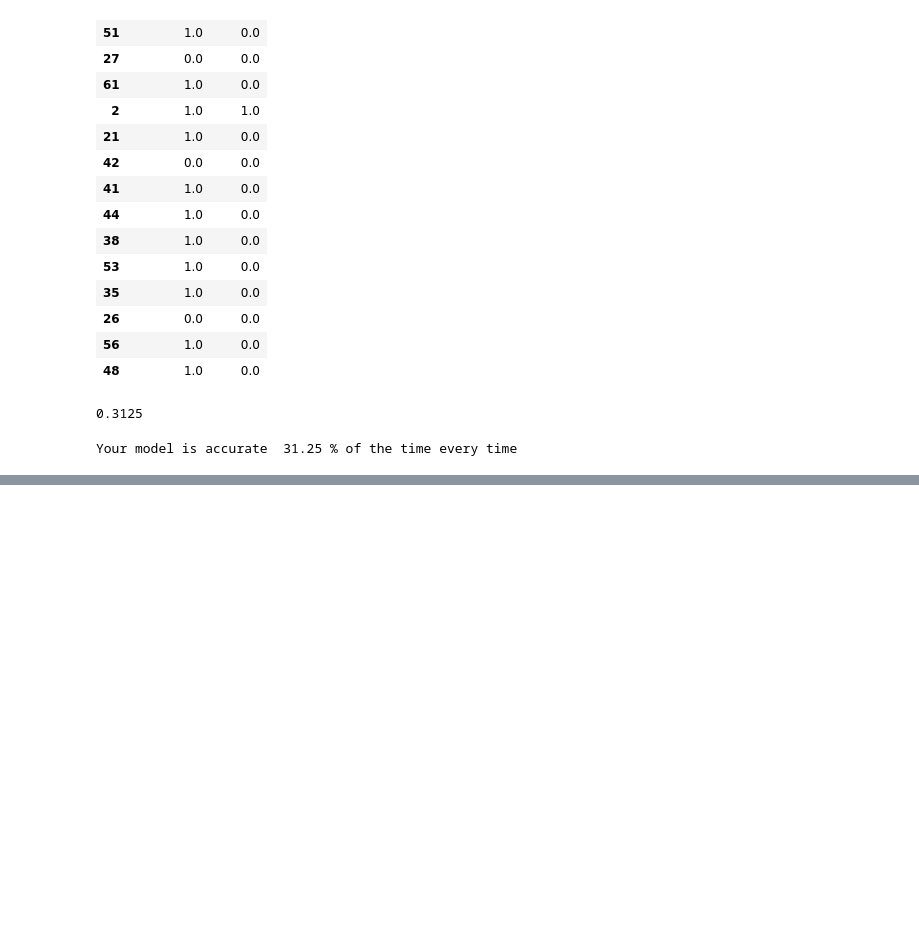
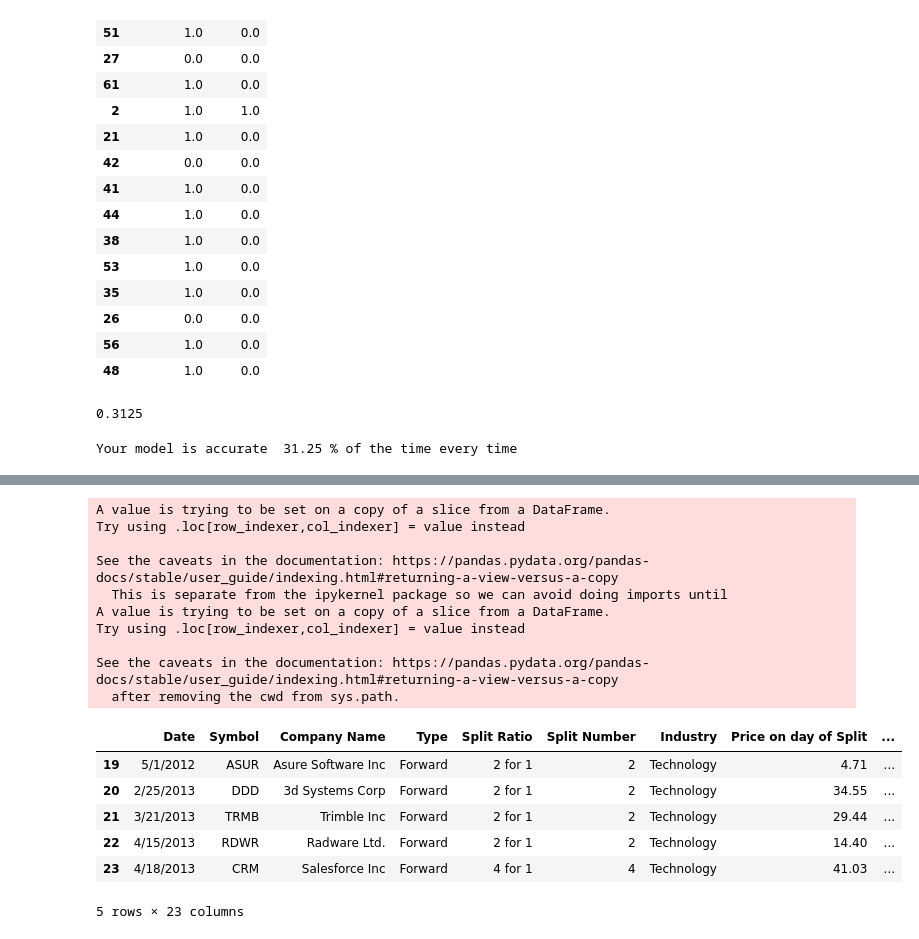
Before and after one commit to JeepCannon/Project2_Artificial_Analyst, a Jupyter notebook: StockSplitPrediction.ipynb, the cells around one changed output, grey strips where cells are left out. Cells and saved outputs as stored; diff of their text form; code cells hidden in the pictures; blank space fills up the shorter version.

Commit message:
Final Upload of Stock Split Code

```diff
--- a/StockSplitPrediction.ipynb
+++ b/StockSplitPrediction.ipynb
@@ -11,7 +15,7 @@ import yfinance as yf
 # %%
 # Load the CSV data into a DataFrame
 file_path = Path("CorporateStockSplits_10yr_TechOnly.csv")
-CSV_Split_df = pd.read_csv(file_path)
+CSV_Split_df = pd.read_csv(file_path, infer_datetime_format = True )
 
 # had to remove date as index because its not unique and the one hot encoder requires unique index values.
 # , index_col = "Date", infer_datetime_format = True
@@ -206,0 +260,26 @@ Your model is accurate  31.25 % of the time every time
+# %%
+KM_Split_Date = Full_Split_df.loc[Full_Split_df["Type"].isin(['Forward'])]
+
+KM_Split_Date['FormatDate'] = pd.to_datetime(KM_Split_Date["Date"])
+KM_Split_Date['SplitQuarter'] = KM_Split_Date['FormatDate'].dt.quarter
+
+
+KM_Split_Date.head()
+# %% [output]
+A value is trying to be set on a copy of a slice from a DataFrame.
+Try using .loc[row_indexer,col_indexer] = value instead
+
+See the caveats in the documentation: https://pandas.pydata.org/pandas-docs/stable/user_guide/indexing.html#returning-a-view-versus-a-copy
+  This is separate from the ipykernel package so we can avoid doing imports until
+A value is trying to be set on a copy of a slice from a DataFrame.
+Try using .loc[row_indexer,col_indexer] = value instead
+
+See the caveats in the documentation: https://pandas.pydata.org/pandas-docs/stable/user_guide/indexing.html#returning-a-view-versus-a-copy
+  after removing the cwd from sys.path.
+|  | Date | Symbol | Company Name | Type | Split Ratio | Split Number | Industry | Price on day of Split | ... |
+| 19 | 5/1/2012 | ASUR | Asure Software Inc | Forward | 2 for 1 | 2 | Technology | 4.71 | ... |
+| 20 | 2/25/2013 | DDD | 3d Systems Corp | Forward | 2 for 1 | 2 | Technology | 34.55 | ... |
+| 21 | 3/21/2013 | TRMB | Trimble Inc | Forward | 2 for 1 | 2 | Technology | 29.44 | ... |
+| 22 | 4/15/2013 | RDWR | Radware Ltd. | Forward | 2 for 1 | 2 | Technology | 14.40 | ... |
+| 23 | 4/18/2013 | CRM | Salesforce Inc | Forward | 4 for 1 | 4 | Technology | 41.03 | ... |
+5 rows × 23 columns
```
Also changed, not shown: parts of 13 cells of this notebook.
